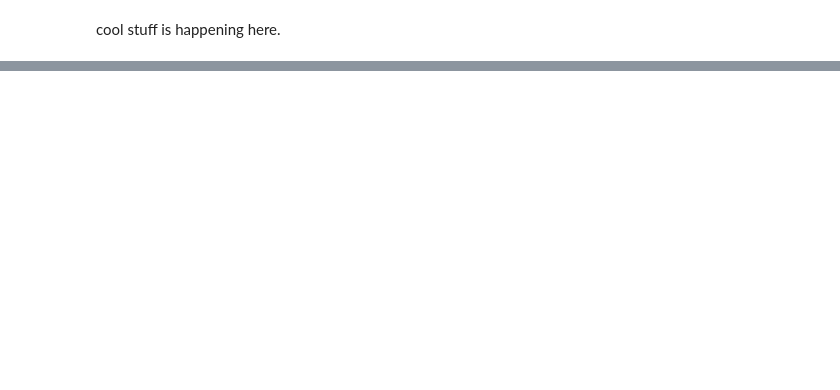
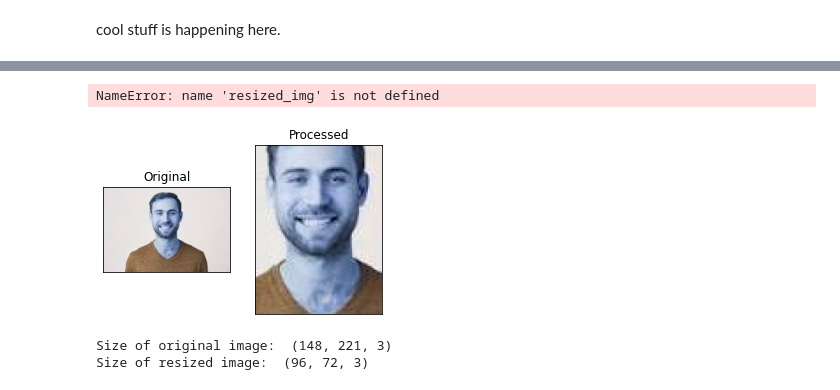
Before and after one commit to benmorri/PYNQ_Bootcamp, a Jupyter notebook: bootcamp_sessions/PYNQ 401 - Facial Features (Breakout 1)/Facial Features.ipynb, the cells around one changed output, grey strips where cells are left out. Saved outputs shown, nothing was run; the diff lists cells and outputs as text; code cells hidden in the pictures; blank space fills up the shorter version.

```diff
--- a/bootcamp_sessions/PYNQ 401 - Facial Features (Breakout 1)/Facial Features.ipynb
+++ b/bootcamp_sessions/PYNQ 401 - Facial Features (Breakout 1)/Facial Features.ipynb
@@ -92,0 +211,20 @@ print(output_data)
+# %%
+image[0,...] = resized_img
+job_id = dpu.execute_async(input_data, output_data)
+dpu.wait(job_id)
+
+out_arr = output_data[0][0]
+# %% [output]
+NameError: name 'resized_img' is not defined
+# %%
+height, width = (96,72)
+resized_img = central_crop(img, height, width)
+plot_images(img, resized_img, disp_size=(5,5))
+
+#plot_images(img,resized_img)
+print("Size of original image: ", img.shape)
+print("Size of resized image: ", resized_img.shape)
+# %% [output]
+[figure, new version]
+Size of original image:  (148, 221, 3)
+Size of resized image:  (96, 72, 3)
```
Also changed, not shown: parts of 8 cells of this notebook, 2 other files.
